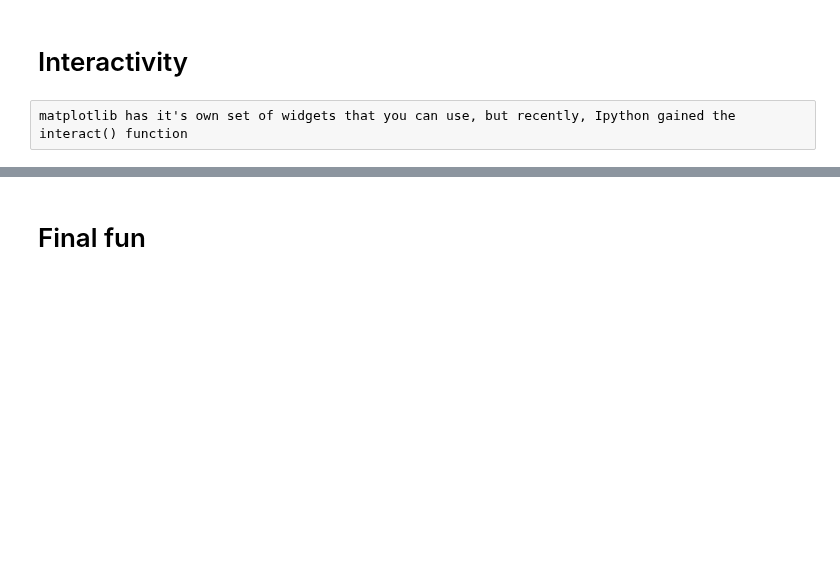
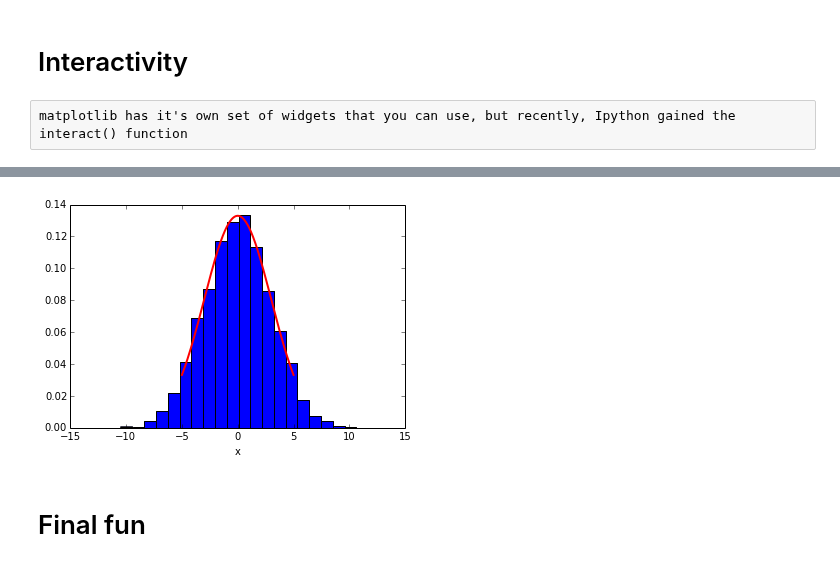
Before and after one commit to sbu-python-class/python-science, a Jupyter notebook: lectures/03-matplotlib/matplotlib-basics.ipynb, the cells around one changed output, grey strips where cells are left out. Drawn from its saved outputs; the diff is of its cells as text; code cells hidden in the pictures; blank space fills up the shorter version.

```diff
--- a/lectures/03-matplotlib/matplotlib-basics.ipynb
+++ b/lectures/03-matplotlib/matplotlib-basics.ipynb
@@ -306,3 +305,18 @@ interact(plotsin, f=(1,10,0.1))
+# %%
+# interactive histogram
+def hist(N, sigma):
+    r = sigma*numpy.random.randn(N)
+    pylab.hist(r, normed=True, bins=20)
+
+    x = numpy.linspace(-5,5,200)
+
+    pylab.plot(x, numpy.exp(-x**2/(2*sigma**2))/(sigma*math.sqrt(2.0*math.pi)),
+               c="r", lw=2)
+    pylab.xlabel("x")
+
+interact(hist, N=(100,10000,10), sigma=(0.5,5,0.1))
+# %% [output]
+[figure, added]
 # %%
 # based on http://nbviewer.ipython.org/github/adrn/ipython/blob/2.x/examples/Interactive%20Widgets/Widget%20Events.ipynb
 def update_button(button):
```
Also changed, not shown: parts of 3 cells of this notebook, 1 other file.
